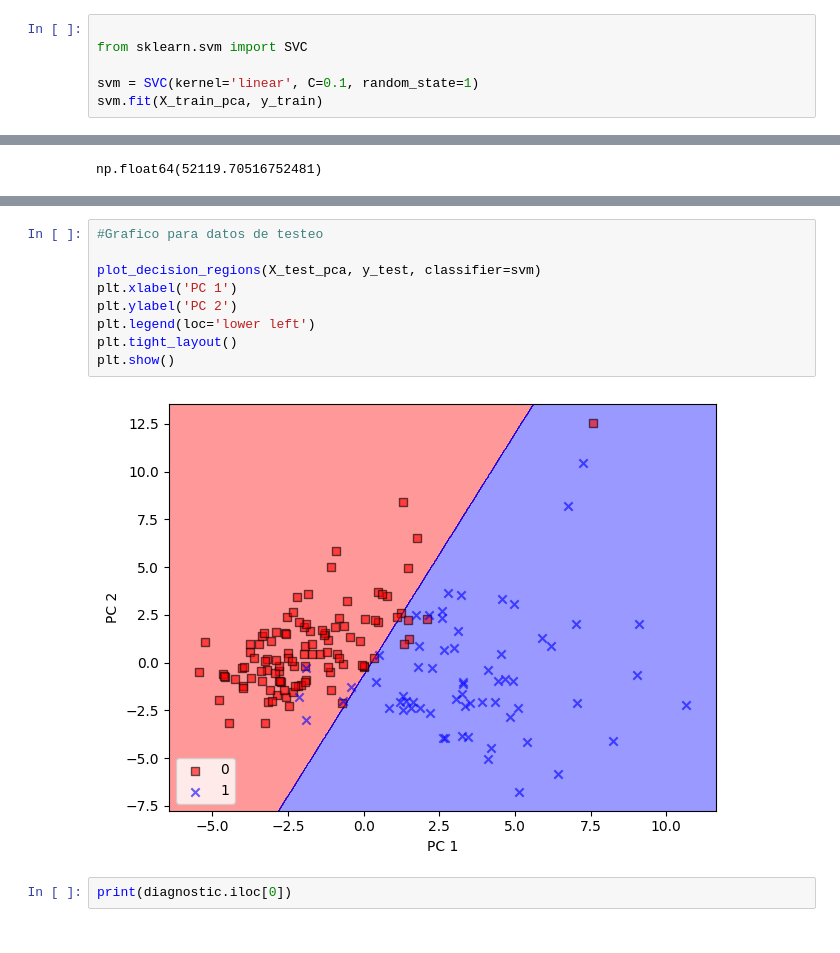
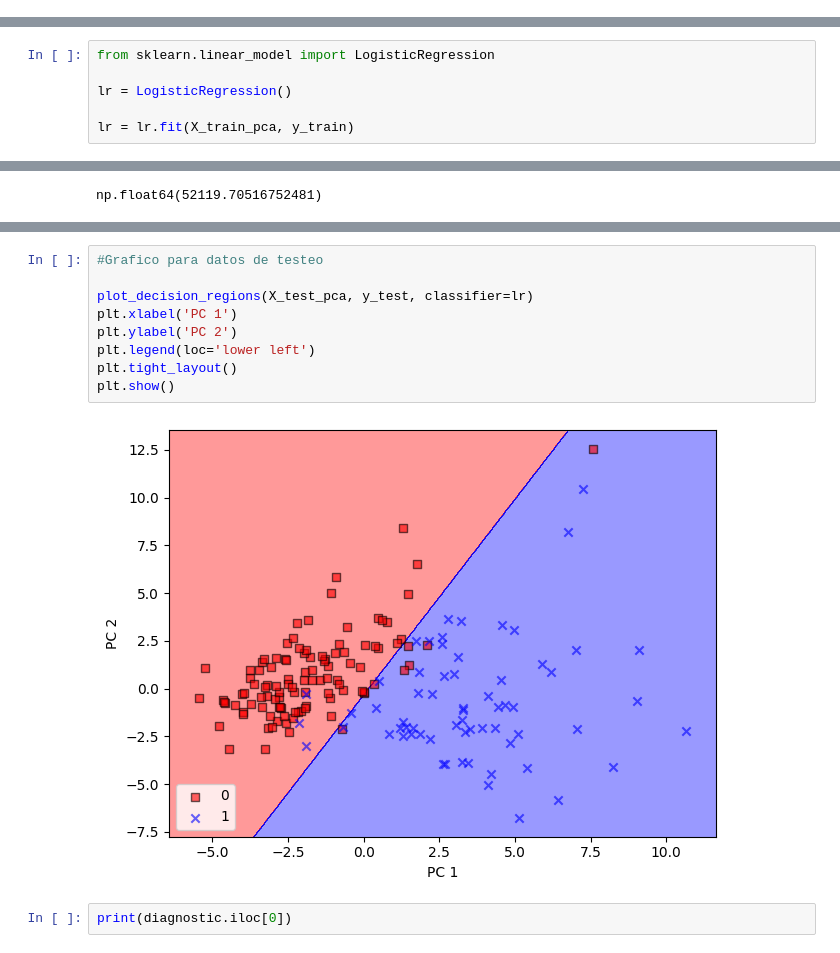
Before and after one commit to MiguelAngeloTr/Aprendizaje_Automatico, a Jupyter notebook: SEMANA_6/TAREA_5/MODELO_1_3_COMPONENTES.ipynb, the cells around one changed output, grey strips where cells are left out. Drawn from its saved outputs; the diff is of its cells as text.

```diff
--- a/SEMANA_6/TAREA_5/MODELO_1_3_COMPONENTES.ipynb
+++ b/SEMANA_6/TAREA_5/MODELO_1_3_COMPONENTES.ipynb
@@ -388,6 +385,0 @@ SVM
-# %%
-
-from sklearn.svm import SVC
-
-svm = SVC(kernel='linear', C=0.1, random_state=1)
-svm.fit(X_train_pca, y_train)
@@ -396,3 +388,9 @@ SVC(C=0.1, kernel='linear', random_state=1)
+# %%
+from sklearn.linear_model import LogisticRegression
+
+lr = LogisticRegression()
+
+lr = lr.fit(X_train_pca, y_train)
 # %%
 X.var()
 # %% [output]
@@ -409,14 +407,14 @@ plt.show()
 # %%
 #Grafico para datos de testeo
 
-plot_decision_regions(X_test_pca, y_test, classifier=svm)
+plot_decision_regions(X_test_pca, y_test, classifier=lr)
 plt.xlabel('PC 1')
 plt.ylabel('PC 2')
 plt.legend(loc='lower left')
 plt.tight_layout()
 plt.show()
 # %% [output]
-[figure, old version]
+[figure, new version]
 # %%
 print(diagnostic.iloc[0])
 # %% [output]
```
Also changed, not shown: parts of 12 cells of this notebook.
